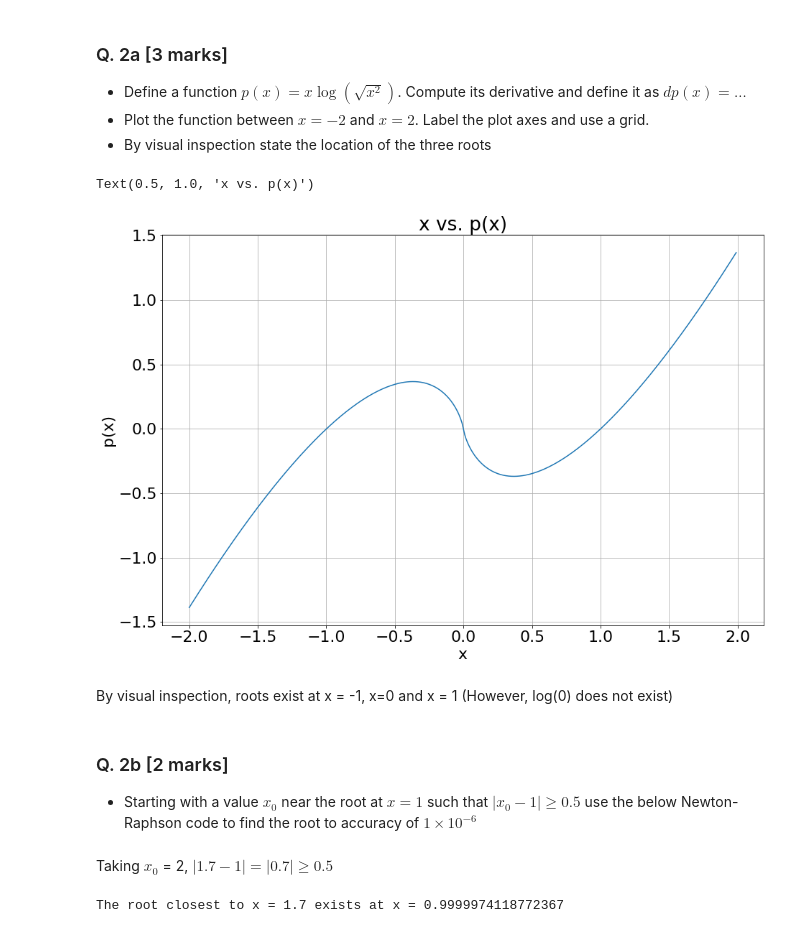
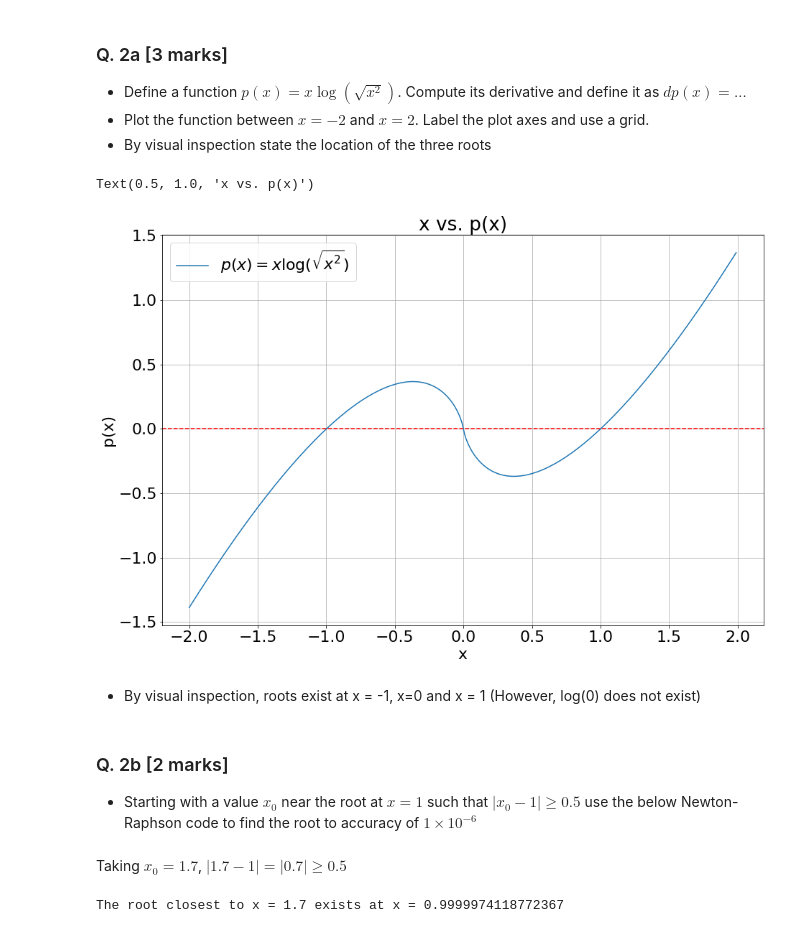
Before and after one commit to Conor-O-Mahony/ACM20030-Assignments, a Jupyter notebook: Assignment 2/Assignment-2.ipynb, the cells around one changed output. Drawn from its saved outputs; the diff is of its cells as text; code cells hidden in the pictures.

```diff
--- a/Assignment 2/Assignment-2.ipynb
+++ b/Assignment 2/Assignment-2.ipynb
@@ -130,22 +132,24 @@ sign(f(6)) = sign(f(8))
 # %%
 def p(x):
     return x*np.log(np.sqrt(x**2))
 
 def dp(x):
     return np.log(np.sqrt(x**2))+1
 
 x=np.arange(-2,2,0.01)
 
-plt.plot(x,p(x))
+plt.plot(x, p(x), label='$p(x) = x\log(\sqrt{x^2})$')
 plt.xlabel('x')
 plt.ylabel('p(x)')
+plt.axhline(y=0, color='r', linestyle='--')
 plt.grid()
+plt.legend()
 plt.title('x vs. p(x)')
 # %% [output]
 Text(0.5, 1.0, 'x vs. p(x)')
-[figure, old version]
+[figure, new version]
 # %% [markdown]
-By visual inspection, roots exist at x = -1, x=0 and x = 1 (However, log(0) does not exist)
+- By visual inspection, roots exist at x = -1, x=0 and x = 1 (However, log(0) does not exist)
 # %% [markdown]
 ### Q. 2b [2 marks]
  - Starting with a value $x_0$ near the root at $x=1$ such that $|x_0-1| \ge 0.5$ use the below Newton-Raphson code to find the root to accuracy of $1\times10^{-6}$
@@ -161,7 +165,7 @@ def FindRootNewtonRaphson(f, df, x0, tol, printSteps=False):
             print("x_%d = %.14lf" % (count, x0))
     return x0
 # %% [markdown]
-Taking $x_0$ = 2, $|1.7-1|=|0.7|\geqslant0.5$
+Taking $x_0 = 1.7$, $|1.7-1|=|0.7|\geqslant0.5$
 # %%
 print("The root closest to x = 1.7 exists at x =",FindRootNewtonRaphson(p, dp, 1.7, 1*10e-6))
 # %% [output]
```
Also changed, not shown: parts of 12 cells of this notebook.
